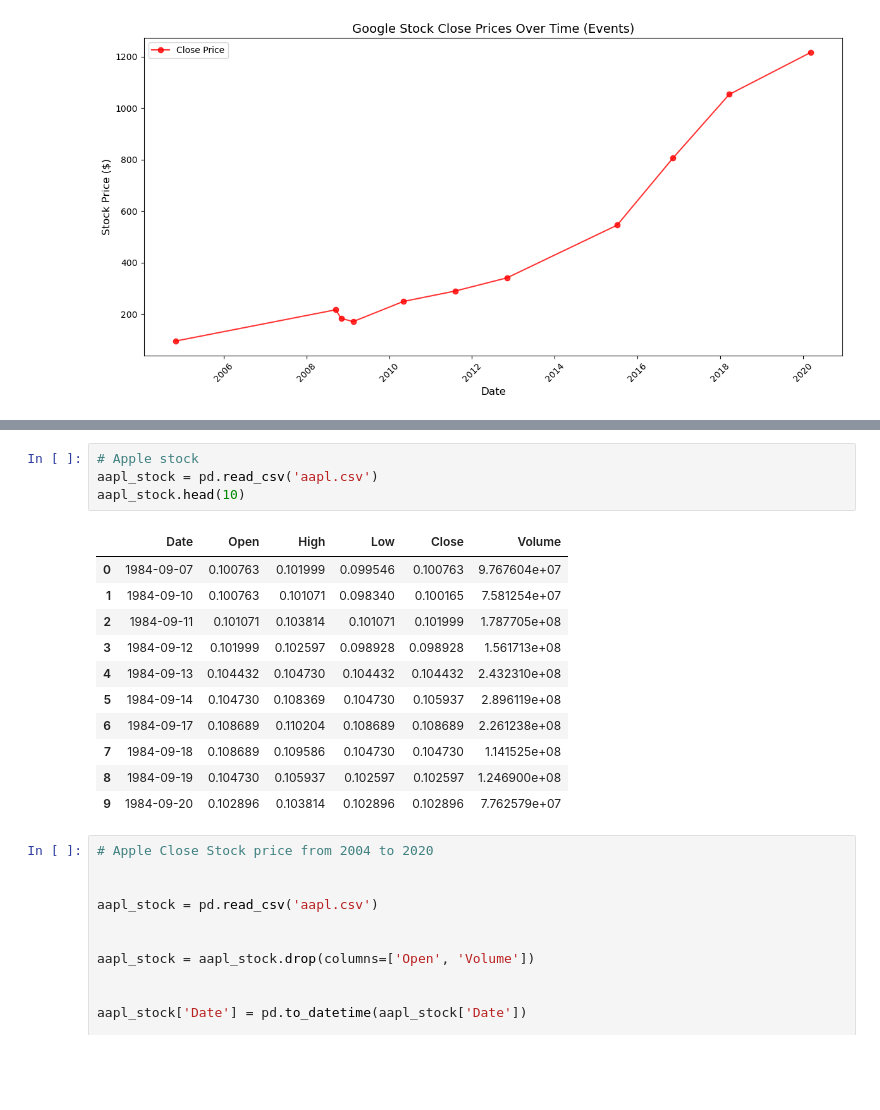
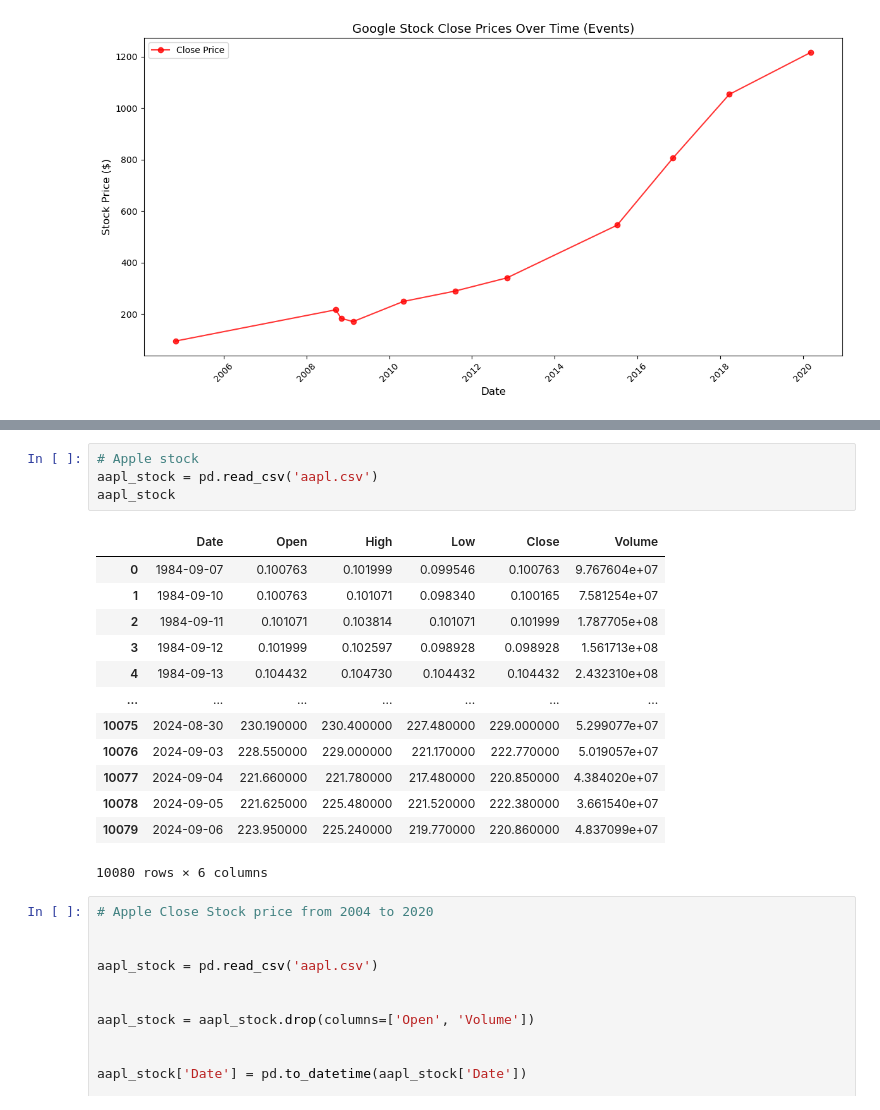
Before and after one commit to enea-jorgo/Google-Project, a Jupyter notebook: project_workbook.ipynb, the cells around one changed output, grey strips where cells are left out. Drawn from its saved outputs; the diff is of its cells as text; blank space fills up the shorter version.

```diff
--- a/project_workbook.ipynb
+++ b/project_workbook.ipynb
@@ -680,19 +680,21 @@ comparison_data
 # %%
 # Apple stock
 aapl_stock = pd.read_csv('aapl.csv')
-aapl_stock.head(10)
+aapl_stock
 # %% [output]
 |  | Date | Open | High | Low | Close | Volume |
 | 0 | 1984-09-07 | 0.100763 | 0.101999 | 0.099546 | 0.100763 | 9.767604e+07 |
 | 1 | 1984-09-10 | 0.100763 | 0.101071 | 0.098340 | 0.100165 | 7.581254e+07 |
 | 2 | 1984-09-11 | 0.101071 | 0.103814 | 0.101071 | 0.101999 | 1.787705e+08 |
 | 3 | 1984-09-12 | 0.101999 | 0.102597 | 0.098928 | 0.098928 | 1.561713e+08 |
 | 4 | 1984-09-13 | 0.104432 | 0.104730 | 0.104432 | 0.104432 | 2.432310e+08 |
-| 5 | 1984-09-14 | 0.104730 | 0.108369 | 0.104730 | 0.105937 | 2.896119e+08 |
-| 6 | 1984-09-17 | 0.108689 | 0.110204 | 0.108689 | 0.108689 | 2.261238e+08 |
-| 7 | 1984-09-18 | 0.108689 | 0.109586 | 0.104730 | 0.104730 | 1.141525e+08 |
-| 8 | 1984-09-19 | 0.104730 | 0.105937 | 0.102597 | 0.102597 | 1.246900e+08 |
-| 9 | 1984-09-20 | 0.102896 | 0.103814 | 0.102896 | 0.102896 | 7.762579e+07 |
+| ... | ... | ... | ... | ... | ... | ... |
+| 10075 | 2024-08-30 | 230.190000 | 230.400000 | 227.480000 | 229.000000 | 5.299077e+07 |
+| 10076 | 2024-09-03 | 228.550000 | 229.000000 | 221.170000 | 222.770000 | 5.019057e+07 |
+| 10077 | 2024-09-04 | 221.660000 | 221.780000 | 217.480000 | 220.850000 | 4.384020e+07 |
+| 10078 | 2024-09-05 | 221.625000 | 225.480000 | 221.520000 | 222.380000 | 3.661540e+07 |
+| 10079 | 2024-09-06 | 223.950000 | 225.240000 | 219.770000 | 220.860000 | 4.837099e+07 |
+10080 rows × 6 columns
 # %%
 # Apple Close Stock price from 2004 to 2020
 
```
Also changed, not shown: 8 other files.
